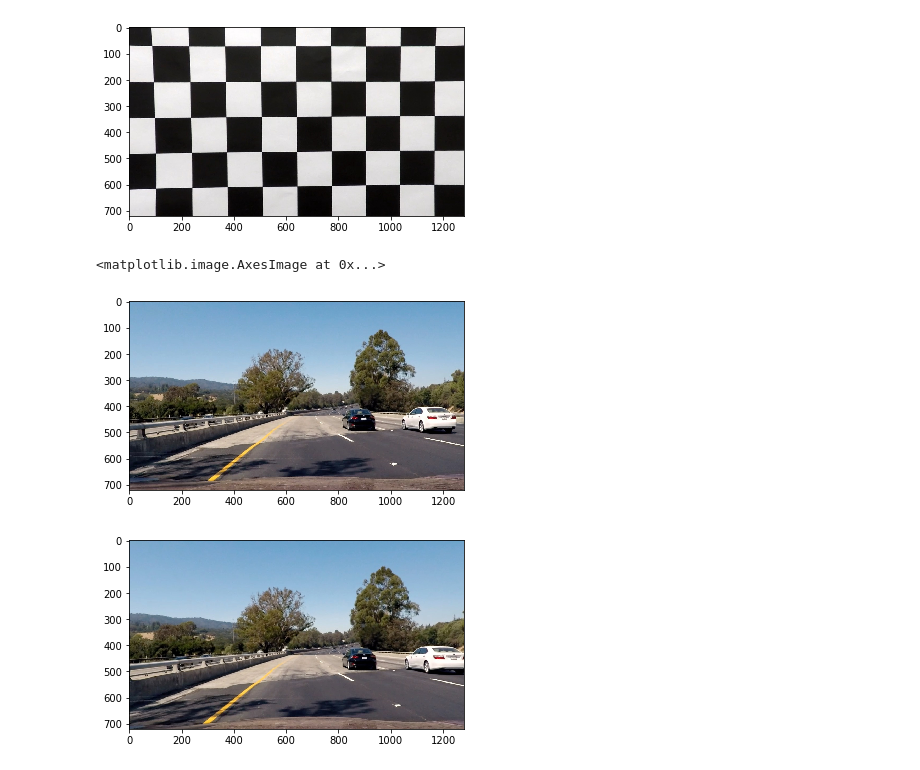
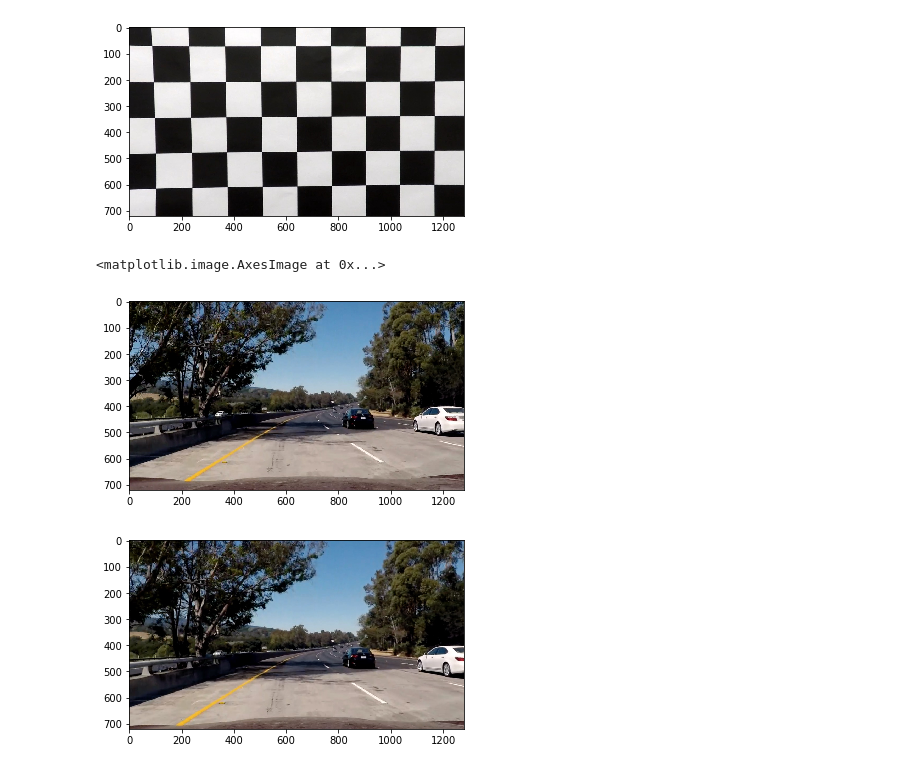
Before and after one commit to root221/CarND-Advanced-Lane-Lines, a Jupyter notebook: LaneLines.ipynb, the cells around one changed output. Cells and saved outputs as stored; diff of their text form; code cells hidden in the pictures.

```diff
--- a/LaneLines.ipynb
+++ b/LaneLines.ipynb
@@ -125,14 +125,14 @@ def dir_thresh(img, sobel_kernel=3,thresh_min=0,thresh_max=255):
     return binary_output
 # %%
-test_image = mpimg.imread('test_images/test4.jpg')
+test_image = mpimg.imread('test_images/test5.jpg')
 plt.figure()
 plt.imshow(test_image)
 
 # undistort image
 dst = cv2.undistort(test_image,mtx,dist,None,mtx)
 plt.figure()
 plt.imshow(dst)
 # %% [output]
 <matplotlib.image.AxesImage at 0x...>
-[figure, old version]
+[figure, new version]
-[figure, old version]
+[figure, new version]
```
Also changed, not shown: parts of 12 cells of this notebook.
